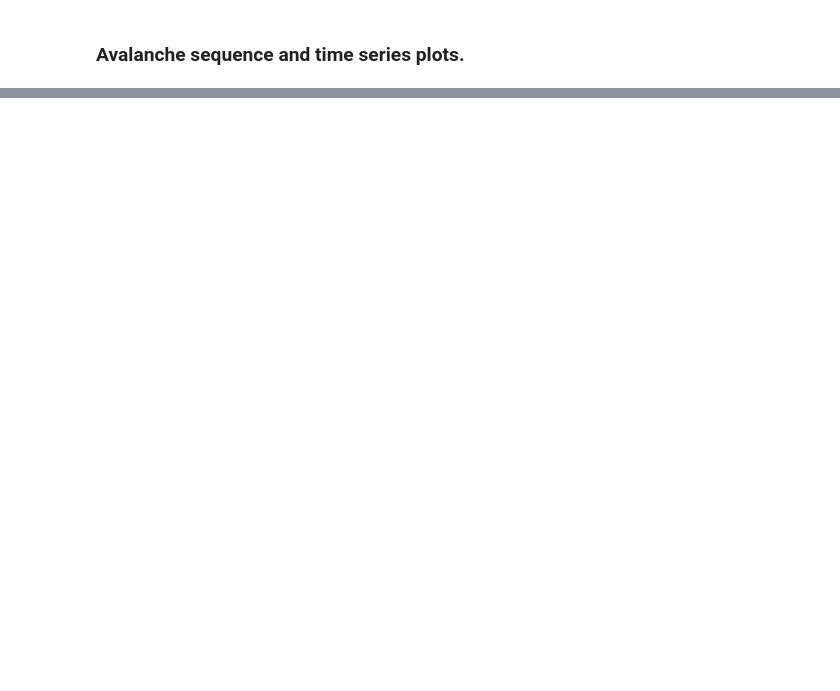
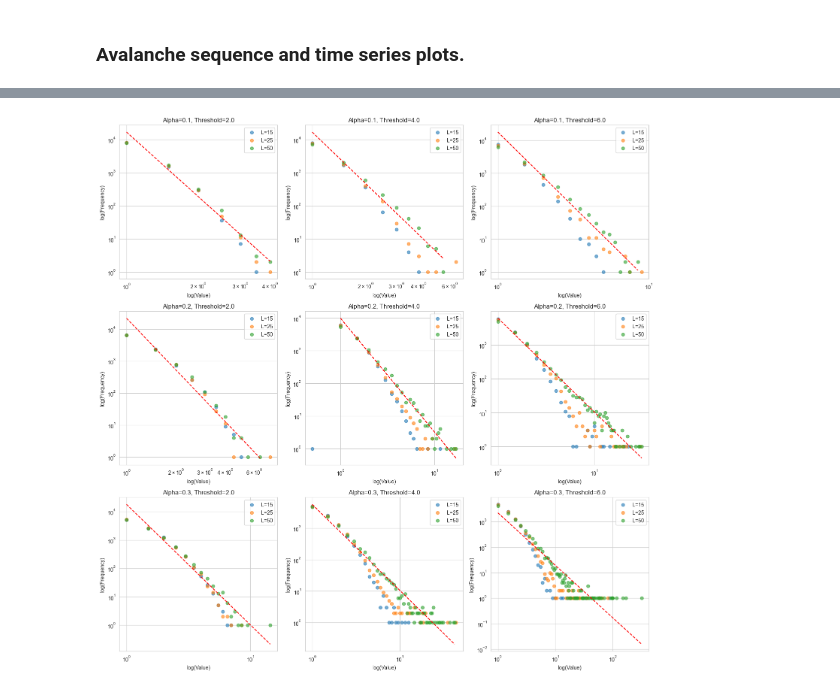
Before and after one commit to vitalismaxim/group_17, a Jupyter notebook: OFC_non_homogenous.ipynb, the cells around one changed output, grey strips where cells are left out. Drawn from its saved outputs; the diff is of its cells as text; code cells hidden in the pictures; blank space fills up the shorter version.

```diff
--- a/OFC_non_homogenous.ipynb
+++ b/OFC_non_homogenous.ipynb
@@ -209,0 +207,85 @@ Text(0.5, 1.0, 'Avalanche sequence vs. Time')
+# %%
+# Orthogonal Distance Regression（ODR）
+def linear_func(p, x):
+    """This function is designed to do the linear regression.
+    It returns the slope and the intercept
+    """
+    a, b = p
+    return a * x + b
+# %%
+# Parameters
+alphas = [0.1, 0.2, 0.3]  # Varying values for alpha
+L_values = [15, 25, 50]     # Varying values for L
+thresholds = [2.0, 4.0, 6.0] # Varying values for threshold
+std_thr = 0.2  # std dev of threshold
+min_thr = 1.0  # Minimum threshold
+mean_res = 0  # Mean residual force
+std_res = 0 # std dev of residual force
+min_res = 0  # Minimum residual force
+
+n_additions = 10000  # Number of additions of force to the system
+
+# Number of simulations
+n_simulations = 2
+
+# Create a 3x3 plot grid
+fig, axes = plt.subplots(3, 3, figsize=(15, 15))
+
+for i, alpha in enumerate(alphas):
+    for j, mean_thr in enumerate(thresholds):
+        for k, L in enumerate(L_values):
+            print(f"Running simulation for alpha={alpha}, L={L}, Threshold={mean_thr}...")
+
+            # Arrays to store results of each simulation
+            active_sites_moore_array = []
+
+            for z in range(n_simulations):
+                print(round((z+1)/n_simulations*100),"%", sep='', end=' ', flush=True)
+                #_, _, active_sites_moore = simulate_ca(L, alpha, F_thr, n_additions, 'moore')
+                _, _, active_sites_moore,_ = simulate_ca(L, alpha, mean_thr, std_thr, min_thr, mean_res, std_res, min_res, n_additions, neighborhood='moore')
+                active_sites_moore_array.append(active_sites_moore)
+
+            # Compute the average of the results
+            average_active_sites_moore = np.mean(active_sites_moore_array, axis=0)
+
+            # Process data
+            occurrences_counter = Counter(average_active_sites_moore)
+            magnitudes = list(occurrences_counter.keys())
+            frequencies = list(occurrences_counter.values())
+            values = np.array(list(occurrences_counter.keys()))
+            frequencies = np.array(list(occurrences_counter.values()))
+
+            non_zero_indices = values > 0
+            values = values[non_zero_indices]
+            frequencies = frequencies[non_zero_indices]
+
+
+            # Use ODR to do Linear Regression
+            linear_model = odr.Model(linear_func)
+            data = odr.Data(np.log(values), np.log(frequencies))
+            odr_obj = odr.ODR(data, linear_model, beta0=[0., 1.])
+            output = odr_obj.run()
+
+            slope, intercept = output.beta
+            r_squared = output.res_var
+            p_value = output.cov_beta[0, 0]
+            std_err = output.sd_beta
+
+            # Plot on the corresponding subplot
+            ax = axes[i, j]
+            ax.scatter(values, frequencies, label=f'L={L}', alpha=0.6)
+            ax.set_xlabel('log(Value)')
+            ax.set_ylabel('log(Frequency)')
+            ax.set_xscale('log')
+            ax.set_yscale('log')
+            ax.set_title(f'Alpha={alpha}, Threshold={mean_thr}')
+            ax.legend()
+            ax.grid(True)
+
+        x = np.linspace(min(np.log(values)), max(np.log(values)), 100)
+        y = slope * x + intercept
+        ax.plot(e ** x, e ** y, color='red', linestyle='--', label=f'Regression Line: y = {slope:.2f}x + {intercept:.2f}')
+
+plt.tight_layout()
+plt.show()
+# %% [output]
@@ -209,0 +309 @@ Text(0.5, 1.0, 'Avalanche sequence vs. Time')
+[figure, added]
```
Also changed, not shown: parts of 6 cells of this notebook.
